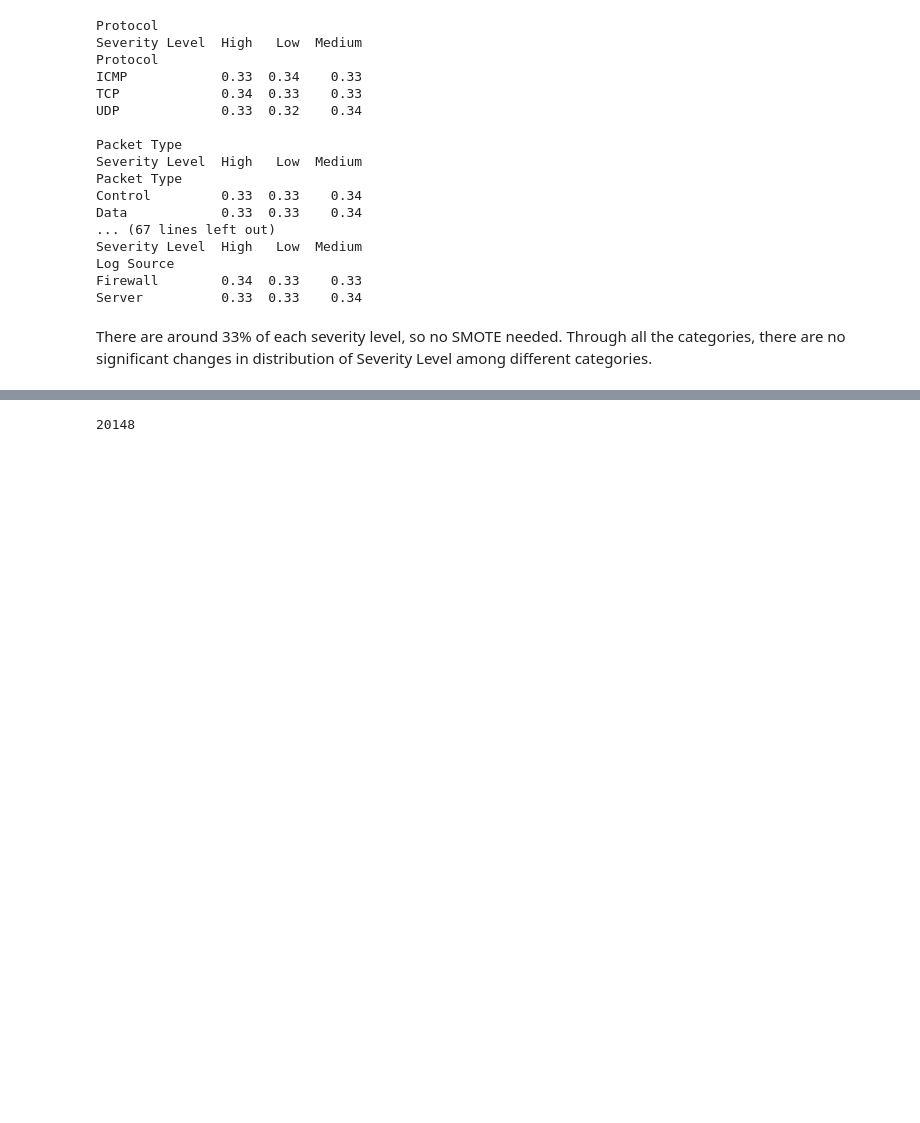
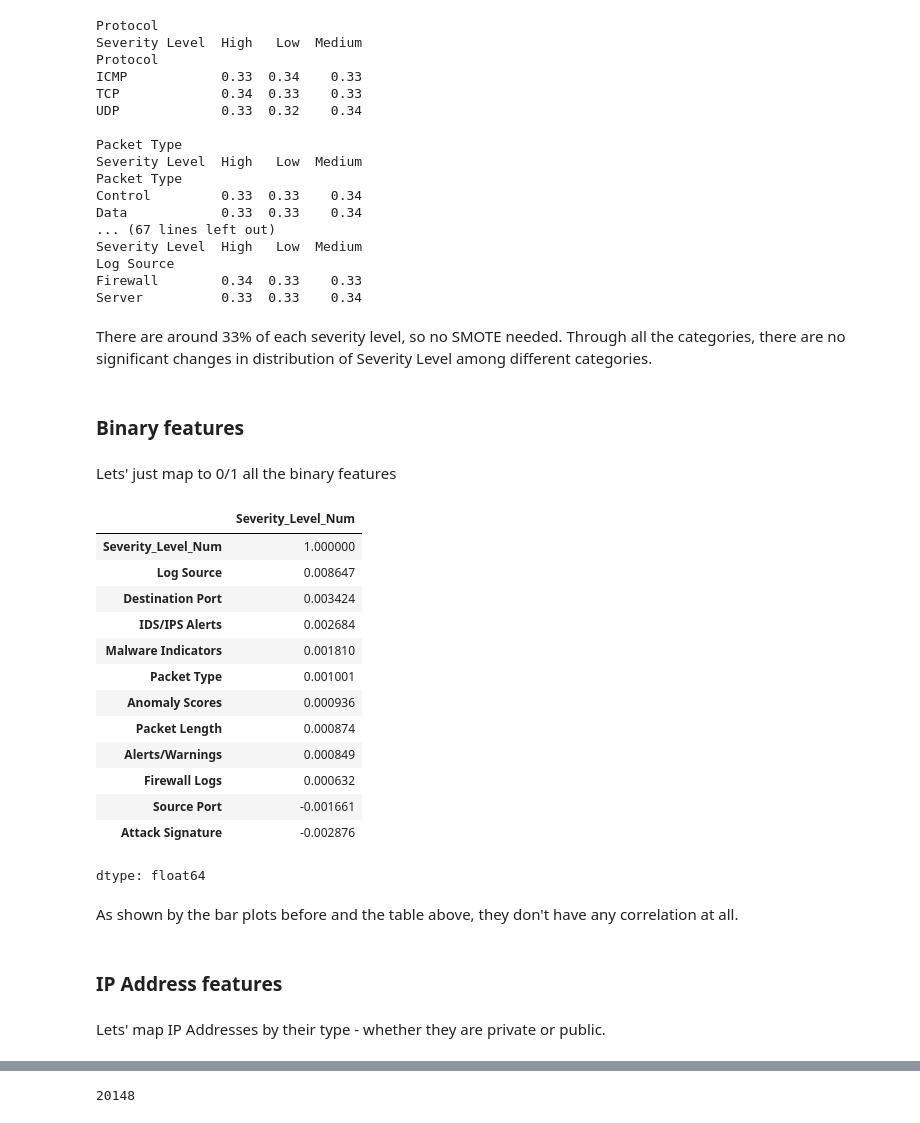
Before and after one commit to Alisizationed/sigmoid-exam, a Jupyter notebook: part_1_eda.ipynb, the cells around one changed output, grey strips where cells are left out. Saved outputs shown, nothing was run; the diff lists cells and outputs as text; code cells hidden in the pictures; blank space fills up the shorter version.

```diff
--- a/part_1_eda.ipynb
+++ b/part_1_eda.ipynb
@@ -218,0 +221,3 @@ The missing data doesn't have a certain pattern. Actually, it only shows that th
+# %%
+severity_map = {'Low': 1, 'Medium': 2, 'High': 3}
+df['Severity_Level_Num'] = df['Severity Level'].map(severity_map)
@@ -255,0 +334,4 @@ There are no major differences in severity level among attacks based on packet l
+# %%
+new_features = ['day_of_week', 'hour', 'day_of_week_sin', 'hour_sin',
+                'day_of_week_cos', 'hour_cos', 'Time_of_Day', 'Timestamp']
+df.drop(new_features, axis=1, inplace=True)
@@ -301,6 +385,39 @@ Server          0.33  0.33    0.34
 # %% [markdown]
 There are around 33% of each severity level, so no SMOTE needed.
 Through all the categories, there are no significant changes in distribution of Severity Level among different categories.
+# %% [markdown]
+### Binary features
+# %% [markdown]
+Lets' just map to 0/1 all the binary features
+# %%
+for col in bin_cols:
+    if col in df.columns:
+        cats = df[col].dropna().unique()
+        if len(cats) == 2:
+            df[col] = df[col].map({cats[0]: 0, cats[1]: 1})
+        else:
+            df[col] = df[col].notna().astype(int)
+# %%
+df.corr(numeric_only=True)['Severity_Level_Num'].sort_values(ascending=False)
+# %% [output]
+|  | Severity_Level_Num |
+| Severity_Level_Num | 1.000000 |
+| Log Source | 0.008647 |
+| Destination Port | 0.003424 |
+| IDS/IPS Alerts | 0.002684 |
+| Malware Indicators | 0.001810 |
+| Packet Type | 0.001001 |
+| Anomaly Scores | 0.000936 |
+| Packet Length | 0.000874 |
+| Alerts/Warnings | 0.000849 |
+| Firewall Logs | 0.000632 |
+| Source Port | -0.001661 |
+| Attack Signature | -0.002876 |
+dtype: float64
+# %% [markdown]
+As shown by the bar plots before and the table above, they don't have any correlation at all.
+# %% [markdown]
+### IP Address features
 # %%
 import ipaddress
 # %%
@@ -316,0 +432,2 @@ df['Network Type'] = df['Proxy Information'].apply(classify_ip)
+# %% [markdown]
+Lets' map IP Addresses by their type - whether they are private or public.
```
Also changed, not shown: parts of 74 cells of this notebook.
